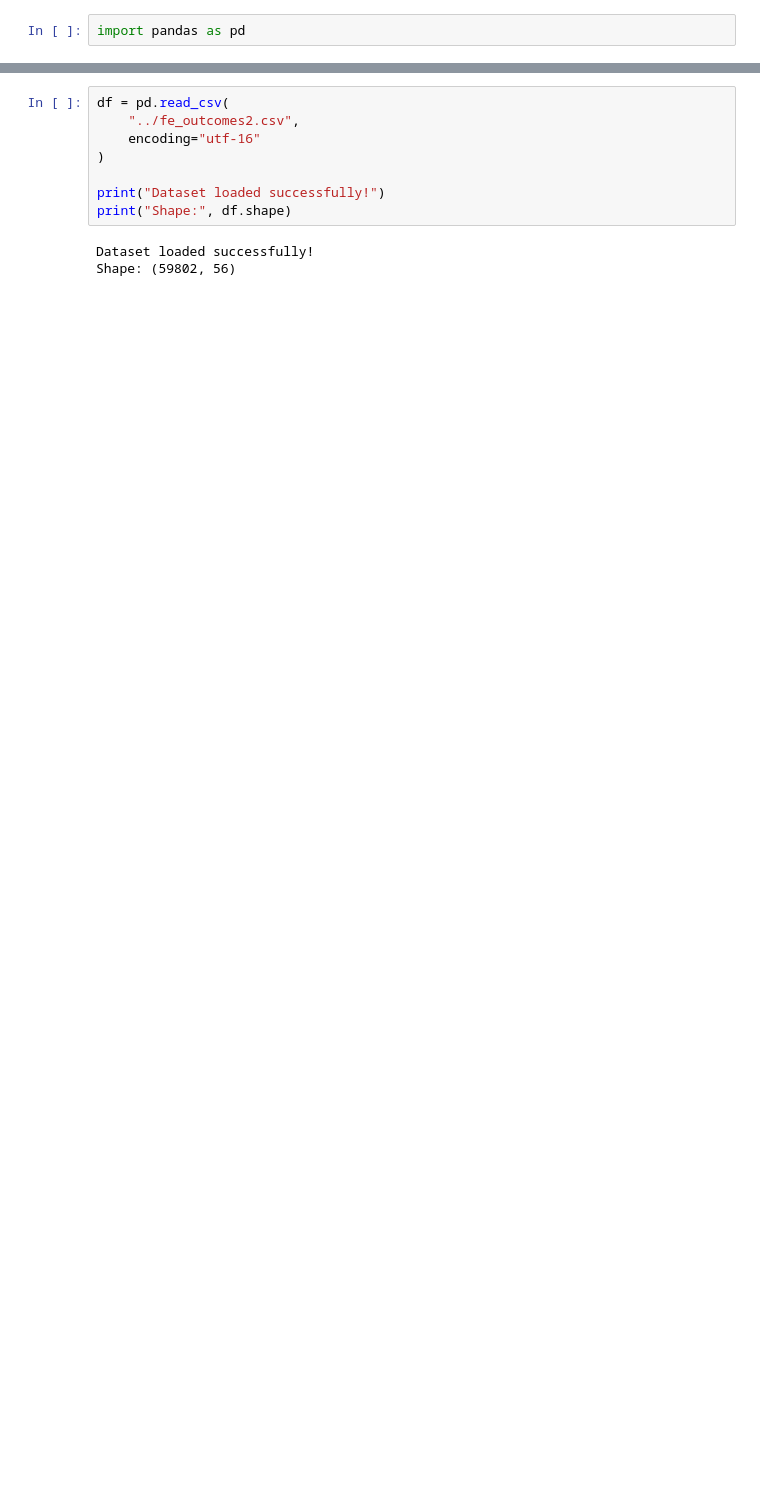
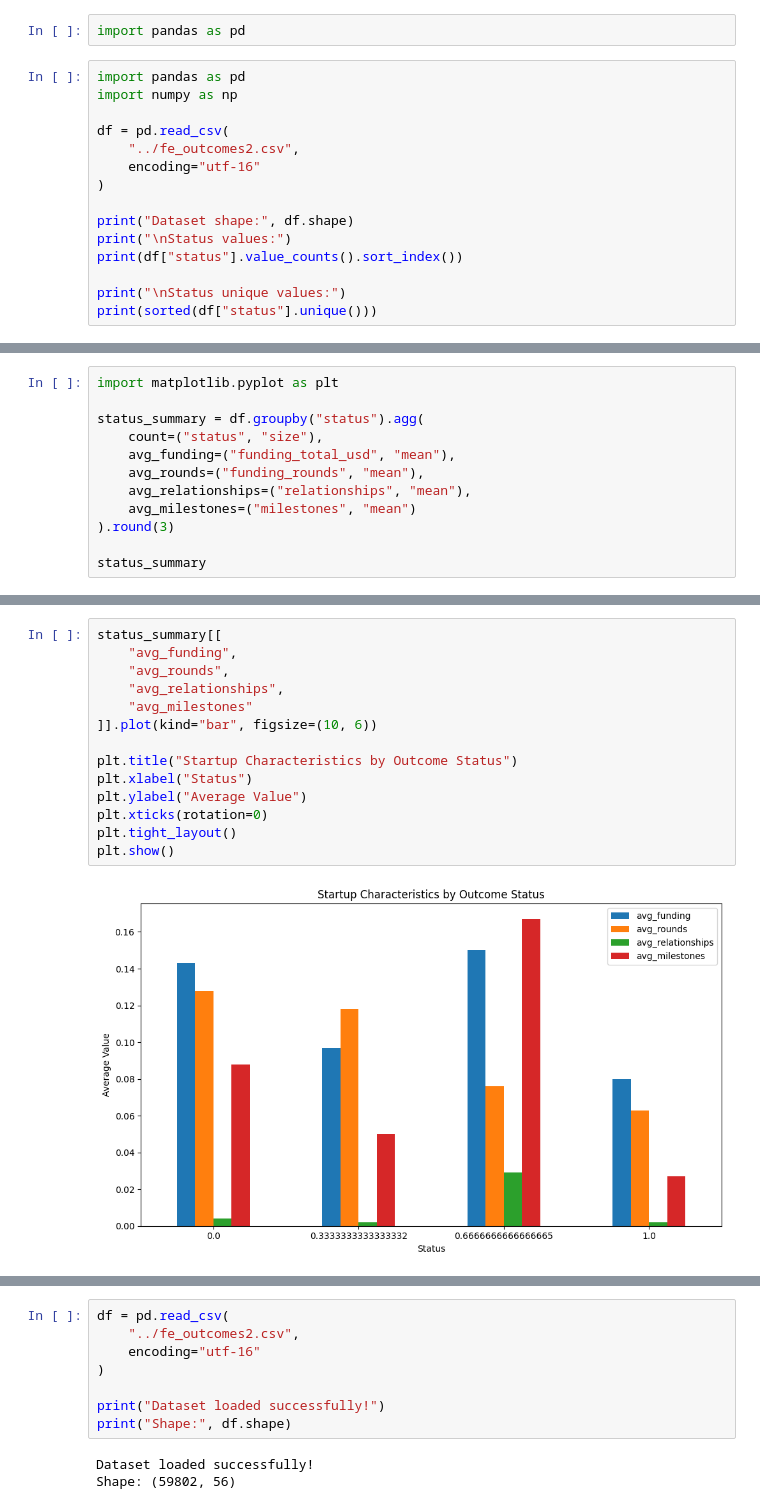
Before and after one commit to Guguloth-Devaharshini/startup-acquisition-ml-pipeline, a Jupyter notebook: notebooks/01_data_understanding.ipynb, the cells around one changed output, grey strips where cells are left out. Saved outputs shown, nothing was run; the diff lists cells and outputs as text; blank space fills up the shorter version.

```diff
--- a/notebooks/01_data_understanding.ipynb
+++ b/notebooks/01_data_understanding.ipynb
@@ -1,2 +1,17 @@
 # %%
 import pandas as pd
+# %%
+import pandas as pd
+import numpy as np
+
+df = pd.read_csv(
+    "../fe_outcomes2.csv",
+    encoding="utf-16"
+)
+
+print("Dataset shape:", df.shape)
+print("\nStatus values:")
+print(df["status"].value_counts().sort_index())
+
+print("\nStatus unique values:")
+print(sorted(df["status"].unique()))
@@ -2,0 +46,12 @@ import pandas as pd
+# %%
+import matplotlib.pyplot as plt
+
+status_summary = df.groupby("status").agg(
+    count=("status", "size"),
+    avg_funding=("funding_total_usd", "mean"),
+    avg_rounds=("funding_rounds", "mean"),
+    avg_relationships=("relationships", "mean"),
+    avg_milestones=("milestones", "mean")
+).round(3)
+
+status_summary
@@ -2,0 +65,16 @@ import pandas as pd
+# %%
+status_summary[[
+    "avg_funding",
+    "avg_rounds",
+    "avg_relationships",
+    "avg_milestones"
+]].plot(kind="bar", figsize=(10, 6))
+
+plt.title("Startup Characteristics by Outcome Status")
+plt.xlabel("Status")
+plt.ylabel("Average Value")
+plt.xticks(rotation=0)
+plt.tight_layout()
+plt.show()
+# %% [output]
+[figure, added]
```
Also changed, not shown: parts of 40 cells of this notebook, 2 other files.
